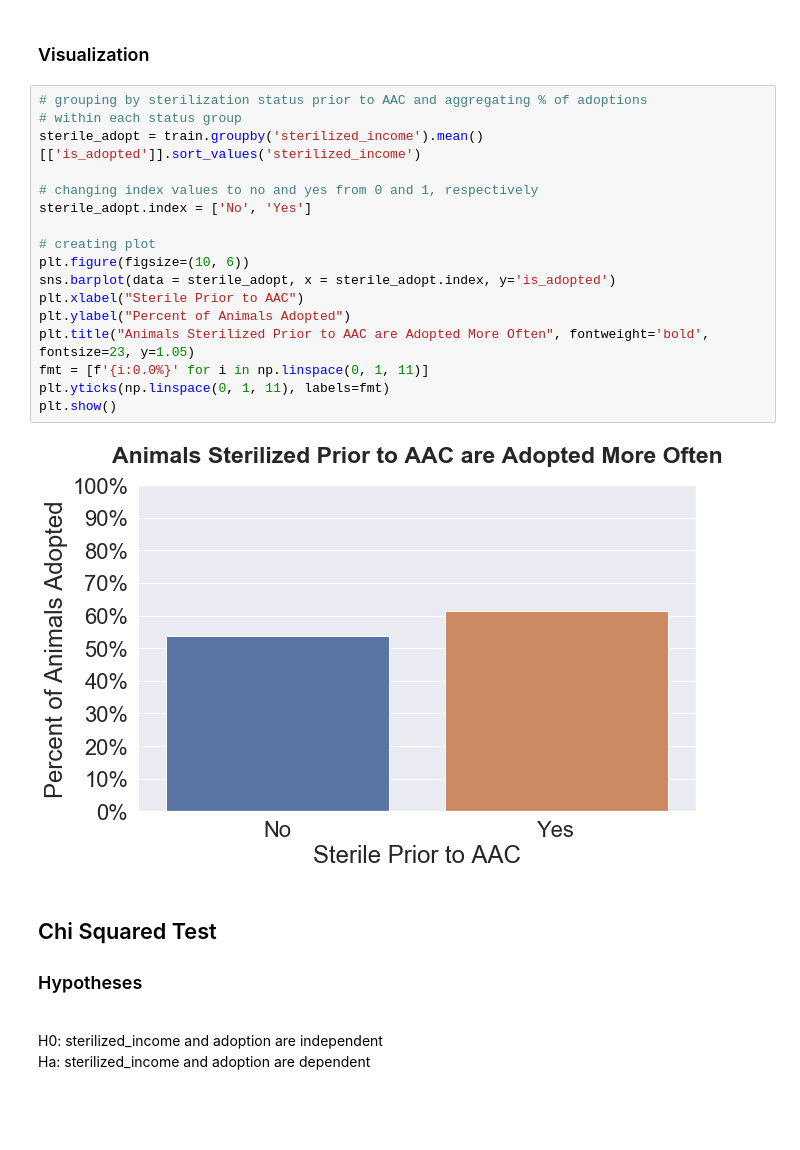
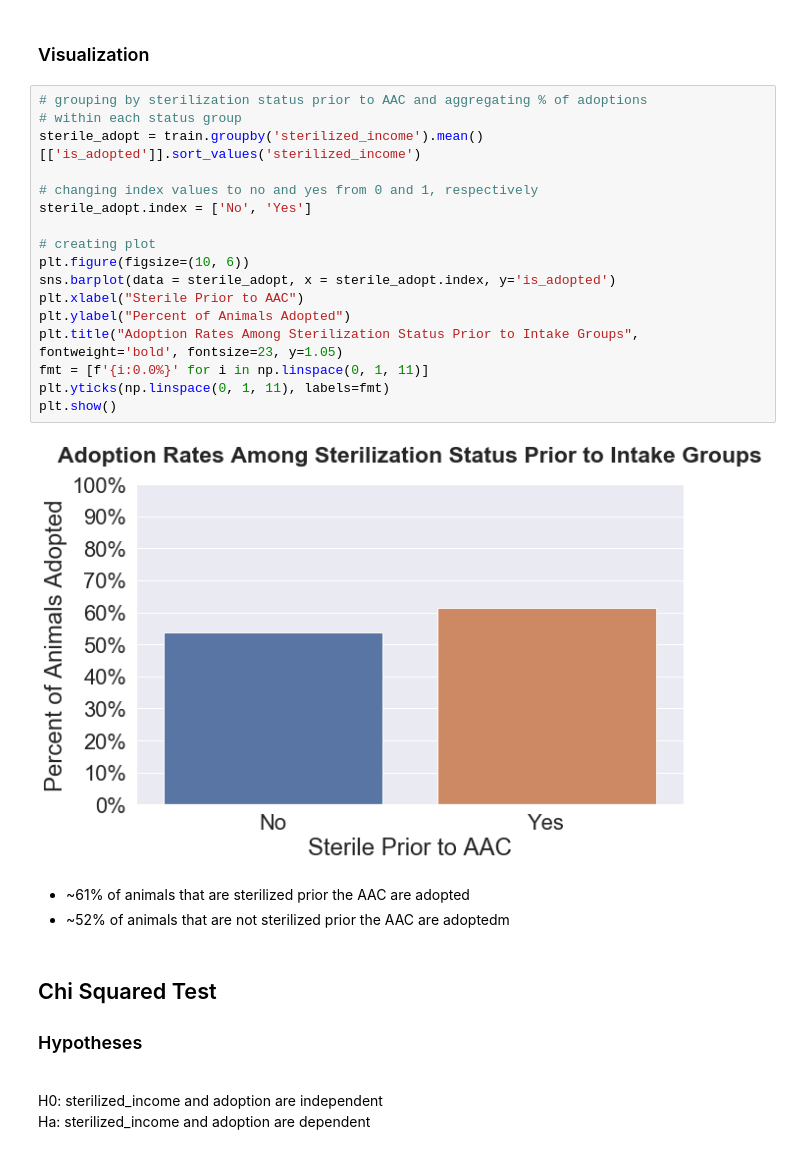
Before and after one commit to SamuelD-Data/aac_outcomes_project, a Jupyter notebook: continued_work/update_notebook.ipynb, the cells around one changed output. Cells and saved outputs as stored; diff of their text form; blank space fills up the shorter version.

Commit message:
updated comments for all visuals, exploration takeaways, and conclusions

```diff
--- a/continued_work/update_notebook.ipynb
+++ b/continued_work/update_notebook.ipynb
@@ -478,22 +485,25 @@ income_ster
 # %%
 # grouping by sterilization status prior to AAC and aggregating % of adoptions
 # within each status group
 sterile_adopt = train.groupby('sterilized_income').mean()[['is_adopted']].sort_values('sterilized_income')
 
 # changing index values to no and yes from 0 and 1, respectively
 sterile_adopt.index = ['No', 'Yes']
 
 # creating plot
 plt.figure(figsize=(10, 6))
 sns.barplot(data = sterile_adopt, x = sterile_adopt.index, y='is_adopted')
 plt.xlabel("Sterile Prior to AAC")
 plt.ylabel("Percent of Animals Adopted")
-plt.title("Animals Sterilized Prior to AAC are Adopted More Often", fontweight='bold', fontsize=23, y=1.05)
+plt.title("Adoption Rates Among Sterilization Status Prior to Intake Groups", fontweight='bold', fontsize=23, y=1.05)
 fmt = [f'{i:0.0%}' for i in np.linspace(0, 1, 11)]
 plt.yticks(np.linspace(0, 1, 11), labels=fmt)
 plt.show()
 # %% [output]
-[figure, old version]
+[figure, new version]
+# %% [markdown]
+- ~61% of animals that are sterilized prior the AAC are adopted
+- ~52% of animals that are not sterilized prior the AAC are adoptedm
 # %% [markdown]
 ## Chi Squared Test
 ### Hypotheses
```
Also changed, not shown: parts of 13 cells of this notebook.
